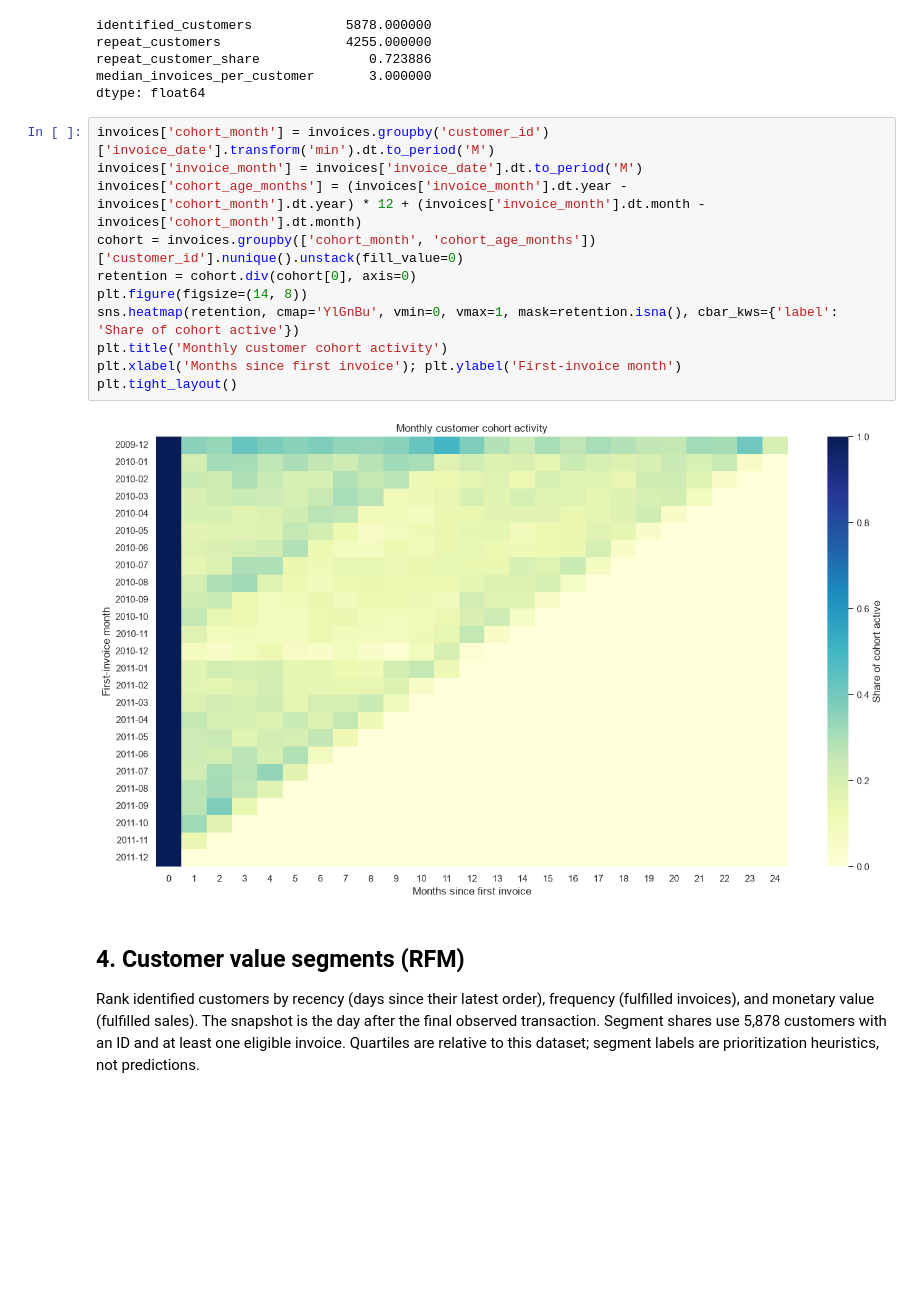
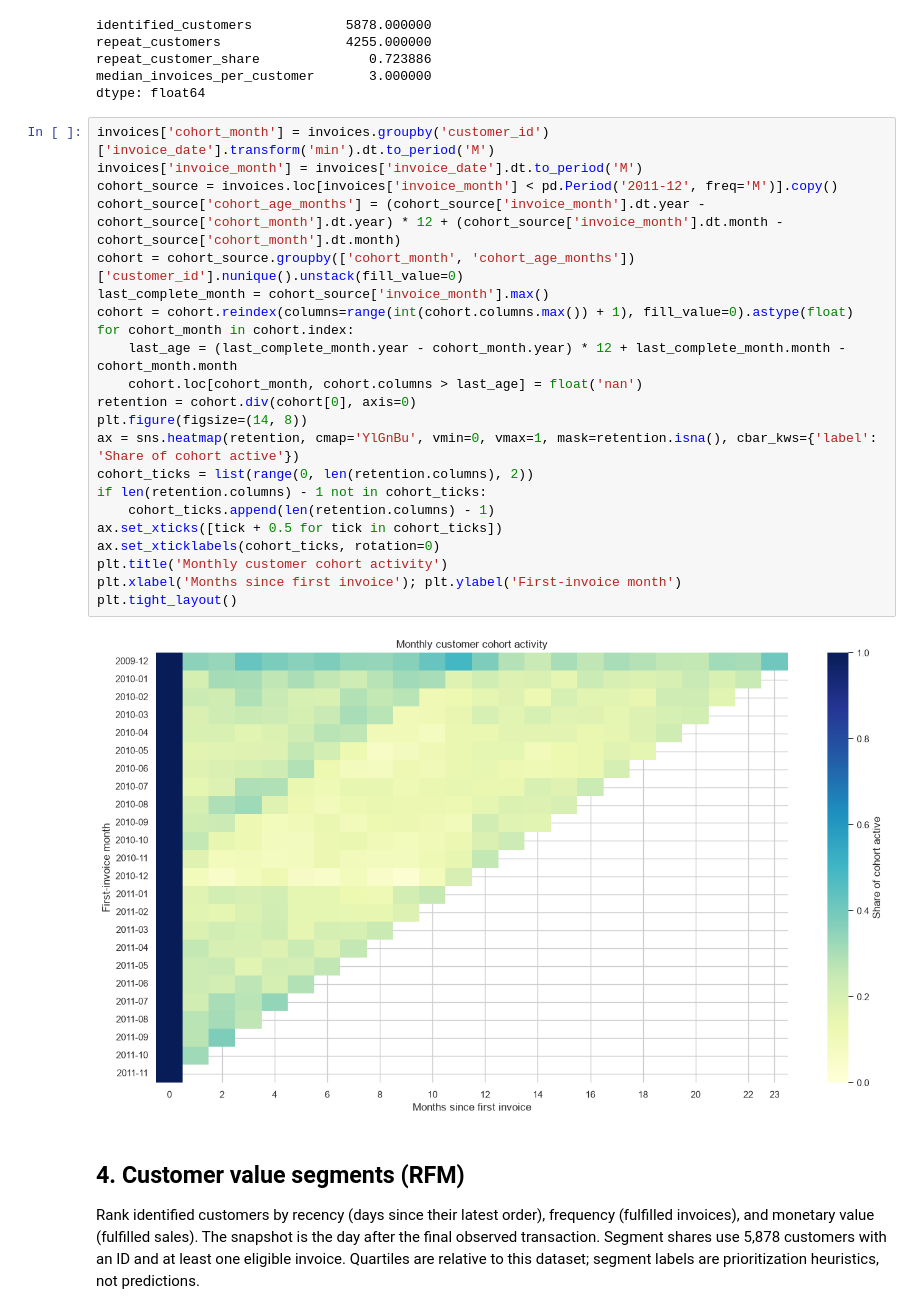
Before and after one commit to nkantadanieletop-jpg/online-retail-growth-analysis, a Jupyter notebook: notebooks/01_retail_growth_analysis.ipynb, the cells around one changed output. Drawn from its saved outputs; the diff is of its cells as text; blank space fills up the shorter version.

```diff
--- a/notebooks/01_retail_growth_analysis.ipynb
+++ b/notebooks/01_retail_growth_analysis.ipynb
@@ -122,16 +128,27 @@ dtype: float64
 # %%
 invoices['cohort_month'] = invoices.groupby('customer_id')['invoice_date'].transform('min').dt.to_period('M')
 invoices['invoice_month'] = invoices['invoice_date'].dt.to_period('M')
-invoices['cohort_age_months'] = (invoices['invoice_month'].dt.year - invoices['cohort_month'].dt.year) * 12 + (invoices['invoice_month'].dt.month - invoices['cohort_month'].dt.month)
-cohort = invoices.groupby(['cohort_month', 'cohort_age_months'])['customer_id'].nunique().unstack(fill_value=0)
+cohort_source = invoices.loc[invoices['invoice_month'] < pd.Period('2011-12', freq='M')].copy()
+cohort_source['cohort_age_months'] = (cohort_source['invoice_month'].dt.year - cohort_source['cohort_month'].dt.year) * 12 + (cohort_source['invoice_month'].dt.month - cohort_source['cohort_month'].dt.month)
+cohort = cohort_source.groupby(['cohort_month', 'cohort_age_months'])['customer_id'].nunique().unstack(fill_value=0)
+last_complete_month = cohort_source['invoice_month'].max()
+cohort = cohort.reindex(columns=range(int(cohort.columns.max()) + 1), fill_value=0).astype(float)
+for cohort_month in cohort.index:
+    last_age = (last_complete_month.year - cohort_month.year) * 12 + last_complete_month.month - cohort_month.month
+    cohort.loc[cohort_month, cohort.columns > last_age] = float('nan')
 retention = cohort.div(cohort[0], axis=0)
 plt.figure(figsize=(14, 8))
-sns.heatmap(retention, cmap='YlGnBu', vmin=0, vmax=1, mask=retention.isna(), cbar_kws={'label': 'Share of cohort active'})
+ax = sns.heatmap(retention, cmap='YlGnBu', vmin=0, vmax=1, mask=retention.isna(), cbar_kws={'label': 'Share of cohort active'})
+cohort_ticks = list(range(0, len(retention.columns), 2))
+if len(retention.columns) - 1 not in cohort_ticks:
+    cohort_ticks.append(len(retention.columns) - 1)
+ax.set_xticks([tick + 0.5 for tick in cohort_ticks])
+ax.set_xticklabels(cohort_ticks, rotation=0)
 plt.title('Monthly customer cohort activity')
 plt.xlabel('Months since first invoice'); plt.ylabel('First-invoice month')
 plt.tight_layout()
 # %% [output]
-[figure, old version]
+[figure, new version]
 # %% [markdown]
 ## 4. Customer value segments (RFM)
 
```
Also changed, not shown: parts of 2 cells of this notebook.
